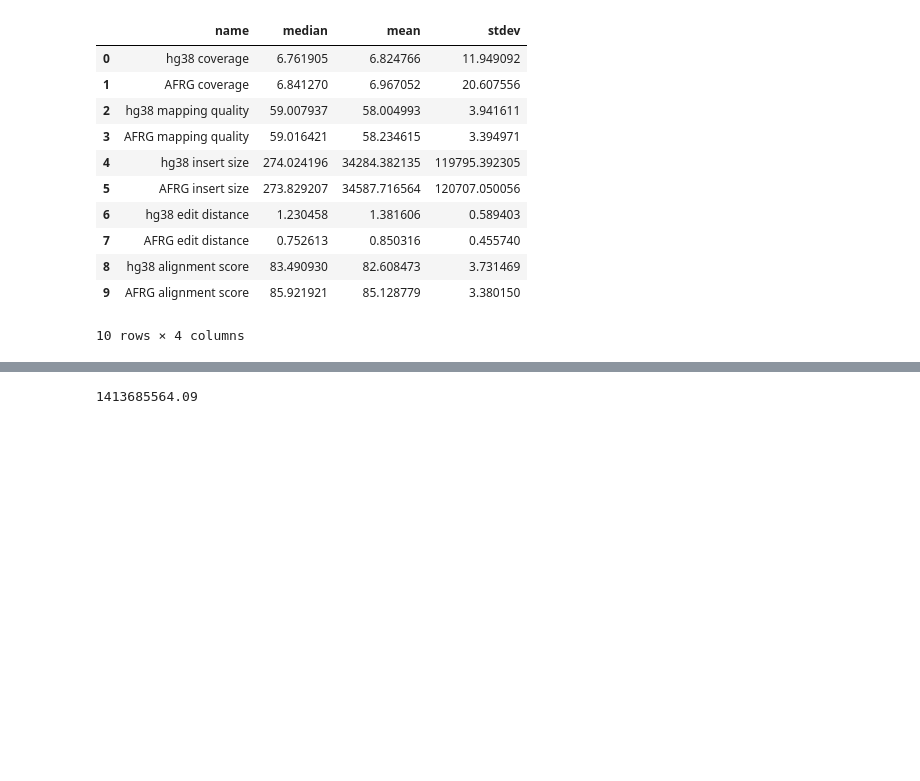
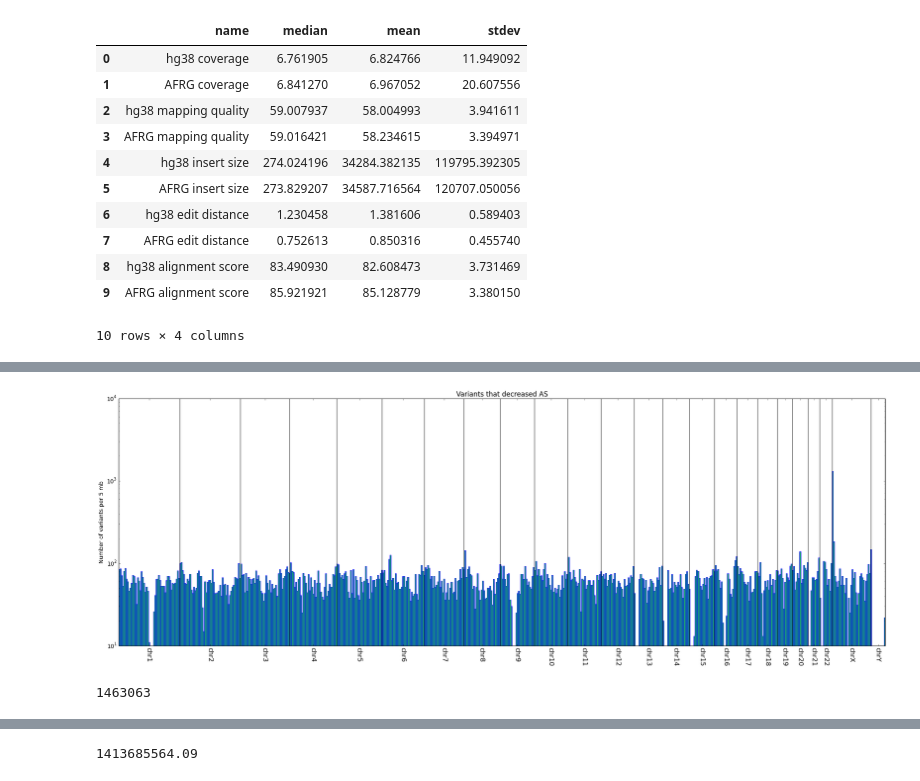
Before and after one commit to ryananeff/ipython-neff-davislab, a Jupyter notebook: comp_samples_support_ASHG.ipynb, the cells around one changed output, grey strips where cells are left out. Cells and saved outputs as stored; diff of their text form; code cells hidden in the pictures; blank space fills up the shorter version.

```diff
--- a/comp_samples_support_ASHG.ipynb
+++ b/comp_samples_support_ASHG.ipynb
@@ -165 +172,3 @@ compaln_master2.head()
 5 rows × 12 columns
+# %%
+compdec = mergedarr[mergedarr['hg38_as'] > mergedarr['AFRG_as']]
@@ -165,0 +192,45 @@ compaln_master2.head()
+# %%
+def hist_by_chromosome(chrom, pos):
+    xs = []
+    split_vals = []
+    shade_vals =[]
+    label_pos = []
+    label_names = []
+    y1s = []
+    y2s = []
+    cs = []
+    last_x = 0
+    names=["chr1","chr2","chr3","chr4","chr5","chr6","chr7","chr8","chr9","chr10","chr11","chr12","chr13","chr14",
+           "chr15","chr16","chr17","chr18","chr19","chr20","chr21","chr22","chrX","chrY"]
+
+    xy = pd.DataFrame(zip(chrom, pos), columns=['chrom', 'pos'])
+
+    for name in names:
+        group = xy[xy['chrom']==name]
+        xs.extend(group['pos'] + last_x)
+
+        # clean up
+        final_val = max(group['pos'] + last_x)
+        split_vals.append(final_val)
+        label_pos.append((last_x+final_val)/2)
+        label_names.append(name)
+        last_x = final_val
+    return xs, split_vals, label_names, label_pos
+# %%
+def do_hist(xs, split_vals, label_names, label_pos, y_label, title, ylim=100, ymin=0):
+    f = plt.figure()
+    ax = f.add_axes((0.1, 0.09, 0.88, 0.85))
+    plt.hist(xs, bins=int(max(xs)/5000000), log=True)
+    plt.axis('tight')
+    ax.vlines(split_vals,ymin,ylim,alpha=0.5)
+    plt.xticks(label_pos, label_names, rotation=-90, size=16)
+    plt.ylabel(y_label)
+    plt.ylim([ymin,ylim])
+    plt.title(title)
+    plt.show()
+# %%
+xs, split_vals, label_names, label_pos = hist_by_chromosome(compdec['0'],compdec['1'])
+# %%
+do_hist(xs, split_vals, label_names, label_pos, 'Number of variants per 5 mb', 'Variants that decreased AS', ymin=10, ylim=10000)
+# %% [output]
+[figure, added]
@@ -165,0 +239,4 @@ compaln_master2.head()
+# %%
+len(compinc)
+# %% [output]
+1463063
```
Also changed, not shown: parts of 32 cells of this notebook, 3 other files.
